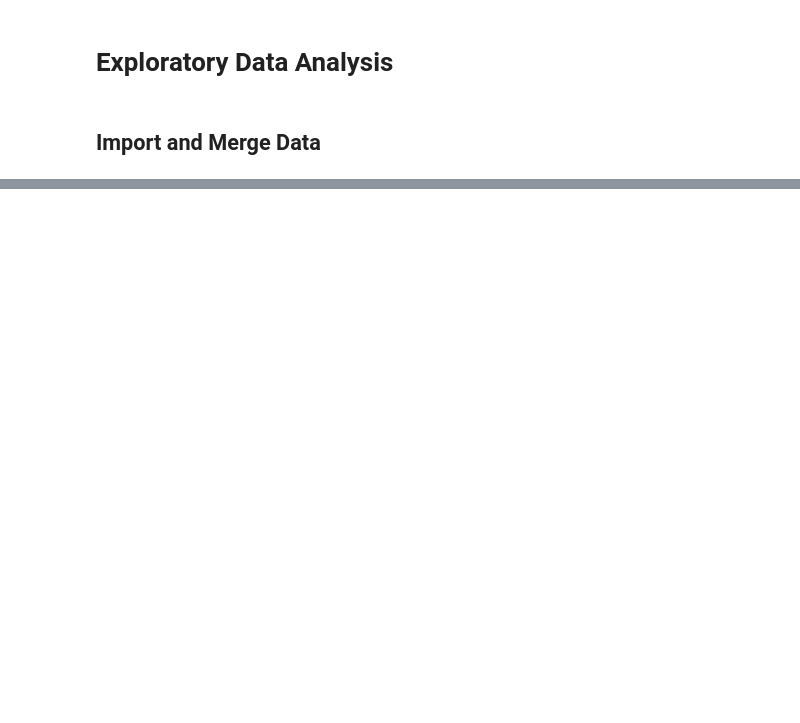
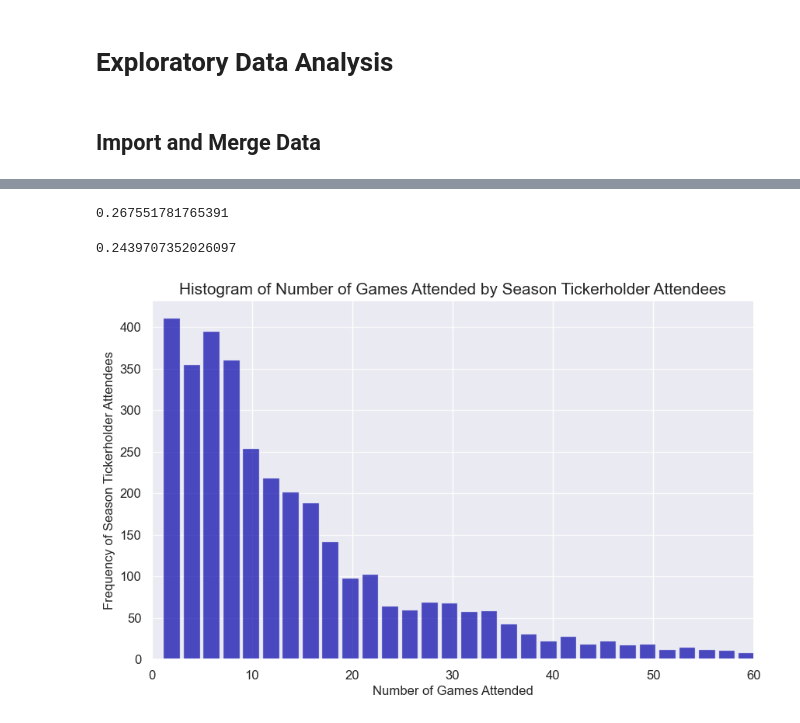
Before and after one commit to mathewj1/acl_spring_24_bulls2, a Jupyter notebook: notebooks/eda.ipynb, the cells around one changed output, grey strips where cells are left out. Cells and saved outputs as stored; diff of their text form; code cells hidden in the pictures; blank space fills up the shorter version.

```diff
--- a/notebooks/eda.ipynb
+++ b/notebooks/eda.ipynb
@@ -141,0 +43,3 @@ len(df)
+# %%
+#og flag
+tickets_liva['ticketholder_attends'] = tickets_liva['purchaser_email'] == tickets_liva['attendee_email']
@@ -141,0 +62,53 @@ len(df)
+# %%
+sum(tickets_liva['ticketholder_attends'])/len(tickets_liva['ticketholder_attends'])
+# %% [output]
+0.267551781765391
+# %%
+xx = tickets_liva.groupby(["event_date", "purchaser_email", "attendee_email"]).mean("ticketholder_attends").reset_index()
+sum(xx['ticketholder_attends'])/len(xx['ticketholder_attends'])
+# %% [output]
+0.2439707352026097
+# %%
+#Plotting Function
+import matplotlib.pyplot as plt
+import seaborn as sns
+
+def plot_histogram(data, title, xlabel, ylabel, bins, xlim):
+    to_plot = data
+
+    # Set a theme using seaborn
+    sns.set_theme()
+
+    # Create a figure and axis
+    fig, ax = plt.subplots(figsize=(10, 6))
+
+    # Create a histogram of the 'counts' column with custom settings
+    ax.hist(to_plot['count'], bins=bins, color='#0504aa', alpha=0.7, rwidth=0.85)
+
+    # Add grid
+    ax.grid(axis='y', alpha=0.75)
+
+    # Add a title and labels
+    ax.set_title(title, fontsize=15)
+    ax.set_xlabel(xlabel, fontsize=12)
+    ax.set_ylabel(ylabel, fontsize=12)
+
+    # Set the fontsize of the tick labels
+    ax.tick_params(axis='both', labelsize=12)
+
+    # Limit the x-axis from 0 to 60
+    ax.set_xlim(xlim)
+
+    # Show the histogram
+    plt.show()
+# %%
+ogs = tickets_liva[tickets_liva['ticketholder_attends']==True]
+ogs_seats = ogs.groupby(['attendee_email', 'event_date']).agg({"total_seats":"sum"}).reset_index()
+ogs_games_attended = ogs_seats['attendee_email'].value_counts().reset_index()
+
+title = "Histogram of Number of Games Attended by Season Tickerholder Attendees"
+xlabel = "Number of Games Attended"
+ylabel = "Frequency of Season Tickerholder Attendees"
+plot_histogram(ogs_games_attended, title, xlabel, ylabel, bins='auto', xlim=[0, 60])
+# %% [output]
+[figure, added]
```
Also changed, not shown: parts of 54 cells of this notebook, 1 other file.
